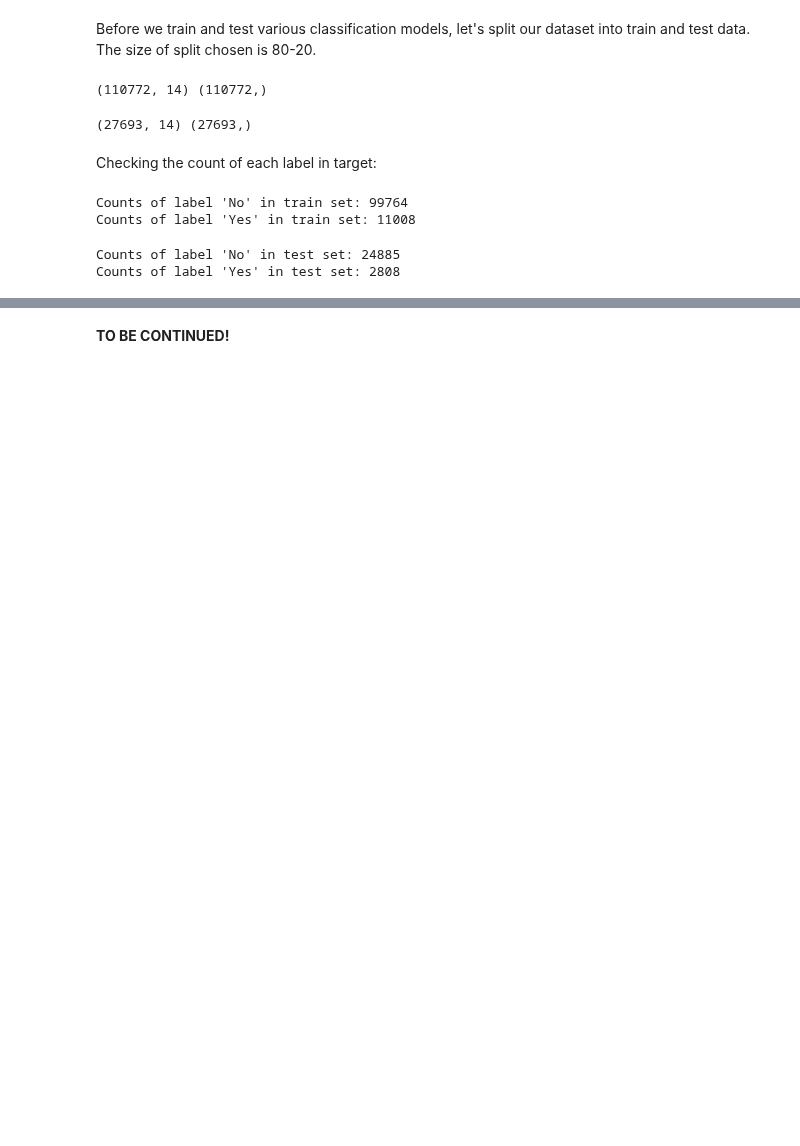
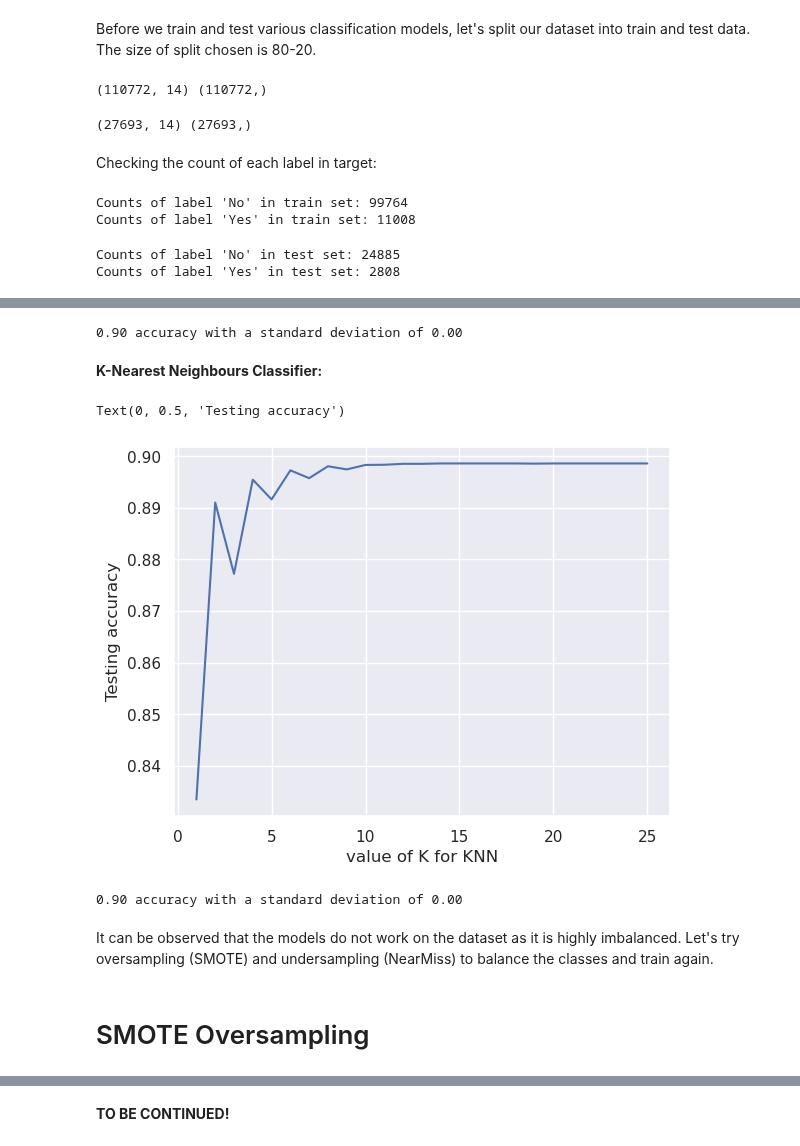
Before and after one commit to LaxmiVatsalyaDaita/Kaggle, a Jupyter notebook: med-students-data-analysis.ipynb, the cells around one changed output, grey strips where cells are left out. Saved outputs shown, nothing was run; the diff lists cells and outputs as text; code cells hidden in the pictures; blank space fills up the shorter version.

```diff
--- a/med-students-data-analysis.ipynb
+++ b/med-students-data-analysis.ipynb
@@ -630,0 +646,2 @@ Counts of label 'Yes' in test set: 2808
+# %%
+reg.fit(x_train,y_train)
@@ -630,0 +661,6 @@ Counts of label 'Yes' in test set: 2808
+# %%
+gnb = GaussianNB()
+
+scores = cross_val_score(gnb, x_train, y_train, cv=13)
+
+print("%0.2f accuracy with a standard deviation of %0.2f" % (scores.mean(), scores.std()))
@@ -630,0 +669,2 @@ Counts of label 'Yes' in test set: 2808
+# %%
+gnb.fit(x_train,y_train)
@@ -630,0 +692,10 @@ Counts of label 'Yes' in test set: 2808
+# %%
+rf = RandomForestClassifier(n_estimators=100)
+
+scores = cross_val_score(rf, x_train, y_train, cv=13)
+
+print("%0.2f accuracy with a standard deviation of %0.2f" % (scores.mean(), scores.std()))
+# %% [output]
+0.90 accuracy with a standard deviation of 0.00
+# %% [markdown]
+**K-Nearest Neighbours Classifier:**
@@ -630,0 +704,31 @@ Counts of label 'Yes' in test set: 2808
+# %%
+k_range = range(1,26)
+scores = {}
+scores_list = []
+
+for k in k_range:
+    knn = KNeighborsClassifier(n_neighbors=k)
+    knn.fit(x_train, y_train)
+    y_pred = knn.predict(x_test)
+    scores[k] = accuracy_score(y_test,y_pred)
+    scores_list.append(accuracy_score(y_test,y_pred))
+# %%
+plt.plot(k_range, scores_list)
+plt.xlabel('value of K for KNN')
+plt.ylabel('Testing accuracy')
+# %% [output]
+Text(0, 0.5, 'Testing accuracy')
+[figure, added]
+# %%
+knn = KNeighborsClassifier(n_neighbors = 15)
+
+
+scores = cross_val_score(knn, x_train, y_train, cv=13)
+
+print("%0.2f accuracy with a standard deviation of %0.2f" % (scores.mean(), scores.std()))
+# %% [output]
+0.90 accuracy with a standard deviation of 0.00
+# %% [markdown]
+It can be observed that the models do not work on the dataset as it is highly imbalanced. Let's try oversampling (SMOTE) and undersampling (NearMiss) to balance the classes and train again.
+# %% [markdown]
+# SMOTE Oversampling
```
Also changed, not shown: parts of 53 cells of this notebook.
